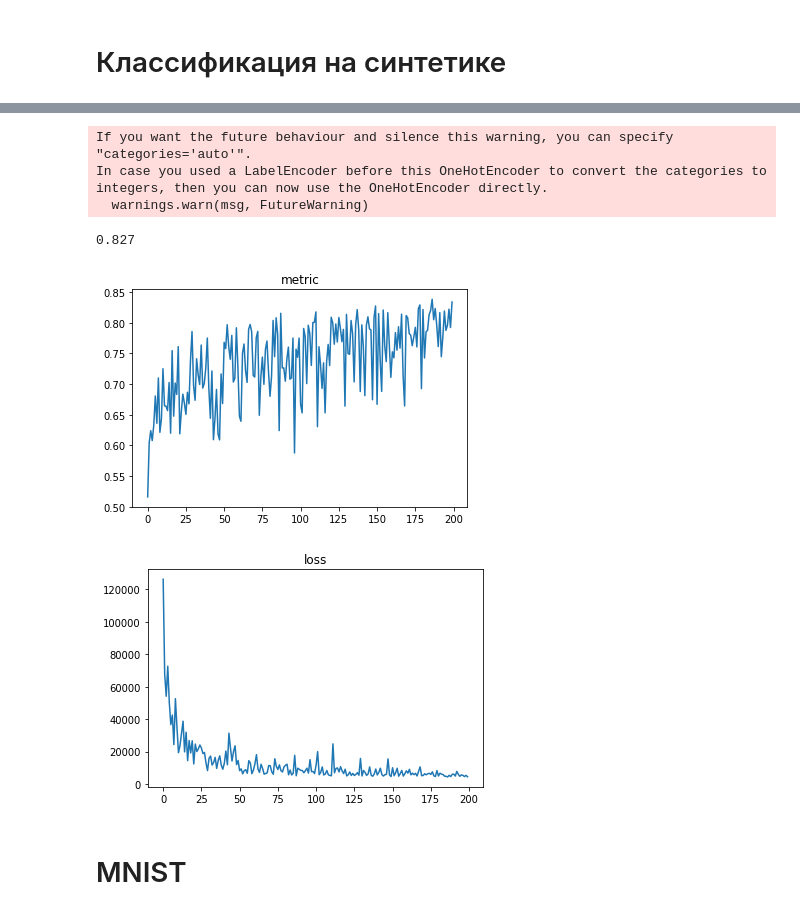
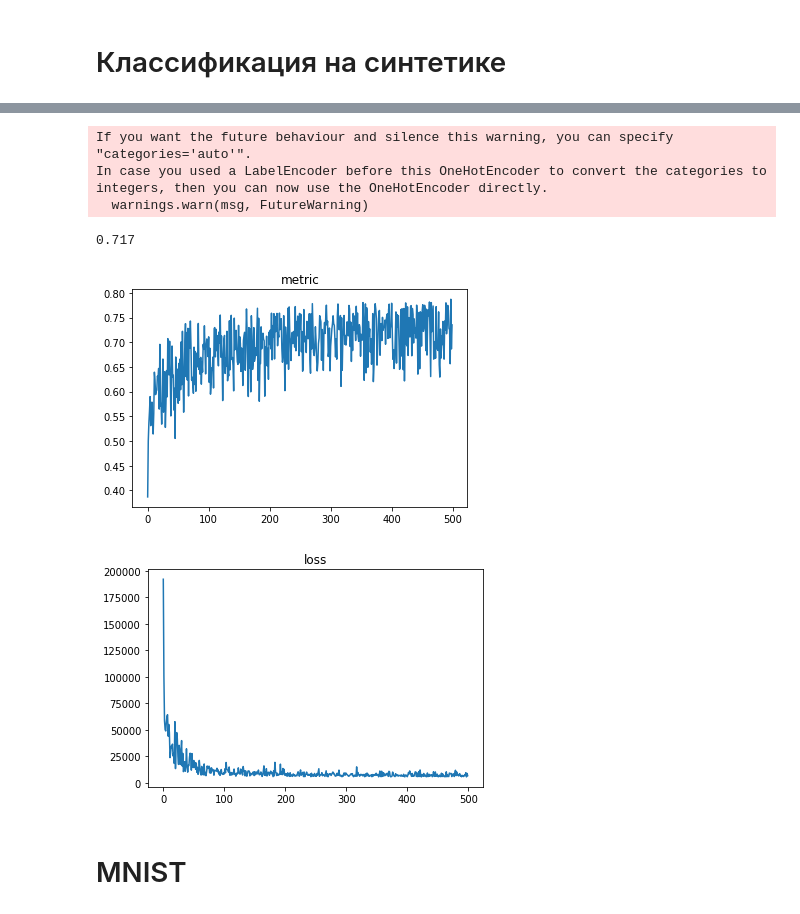
Before and after one commit to peter-pogorelov/spbsu-mlclass, a Jupyter notebook: ml-04.ipynb, the cells around one changed output, grey strips where cells are left out. Saved outputs shown, nothing was run; the diff lists cells and outputs as text; code cells hidden in the pictures.

```diff
--- a/ml-04.ipynb
+++ b/ml-04.ipynb
@@ -172,20 +172,21 @@ class Dropout(FakeLayer):
         super().__init__()
 
         self.z = None
+        self.neuron_mask = None
         self.proba = proba
 
     def forward(self, X):
         self.z = X
 
         if self.state == ST_TRAIN:
-            neuron_state = np.random.choice([0, 1], p=[1 - self.proba, self.proba], size=X.shape[1])
+            self.neuron_mask = np.random.choice([0, 1], p=[1 - self.proba, self.proba], size=X.shape[1])
             #self.z = X * neuron_state / self.proba
-            return X * neuron_state / self.proba
+            return X * self.neuron_mask / self.proba
         elif self.state == ST_INFERENCE:
             return X
 
     def backward(self, dZ, prev_layer: Layer = None):
-        return dZ
+        return dZ * self.neuron_mask
 
     def update(self, lr): pass
 
@@ -440,31 +441,31 @@ In case you used a LabelEncoder before this OneHotEncoder to convert the categor
 # %%
-nn = NeuralNet(epochs=200, batch_size=1000, lr_decay_rate=1e-3, lr=.2)#3000, 2, 3e-4, 100)
+nn = NeuralNet(epochs=500, batch_size=1000, lr_decay_rate=1e-3, lr=.2)#3000, 2, 3e-4, 100)
 
 nn.add(InputLayer())
-nn.add(Dropout(.9))
+nn.add(Dropout(.8))
 nn.add(Dense(64))
 nn.add(ReLU())
 nn.add(Dense(5))
 nn.add(SoftMaxCrossEntropy())
 
 history = nn.fit(X_train, y_train.reshape(-1, 1))
 result = nn.predict(X_test)
 
 print(accuracy_score(result, y_test))
 
 plt.plot(history['metric'])
 plt.title('metric')
 plt.show()
 plt.plot(history['loss'])
 plt.title('loss')
 plt.show()
 # %% [output]
 If you want the future behaviour and silence this warning, you can specify "categories='auto'".
 In case you used a LabelEncoder before this OneHotEncoder to convert the categories to integers, then you can now use the OneHotEncoder directly.
   warnings.warn(msg, FutureWarning)
-0.827
+0.717
-[figure, old version]
+[figure, new version]
-[figure, old version]
+[figure, new version]
 # %% [markdown]
 # MNIST
 # %%
```
Also changed, not shown: parts of 7 cells of this notebook.
